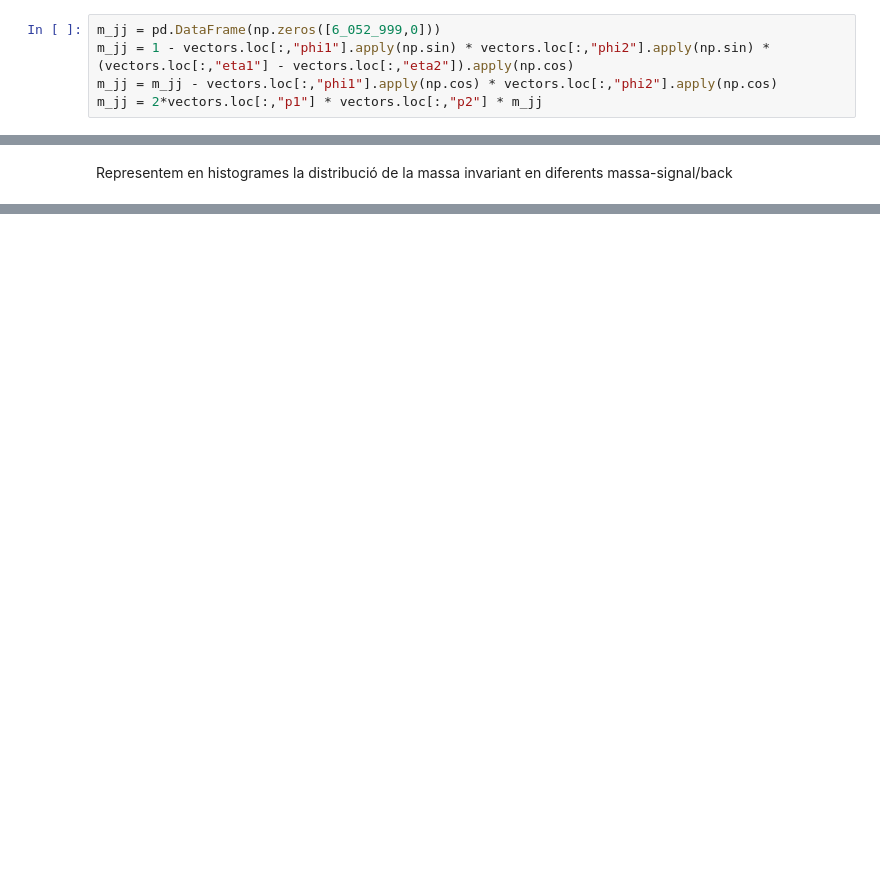
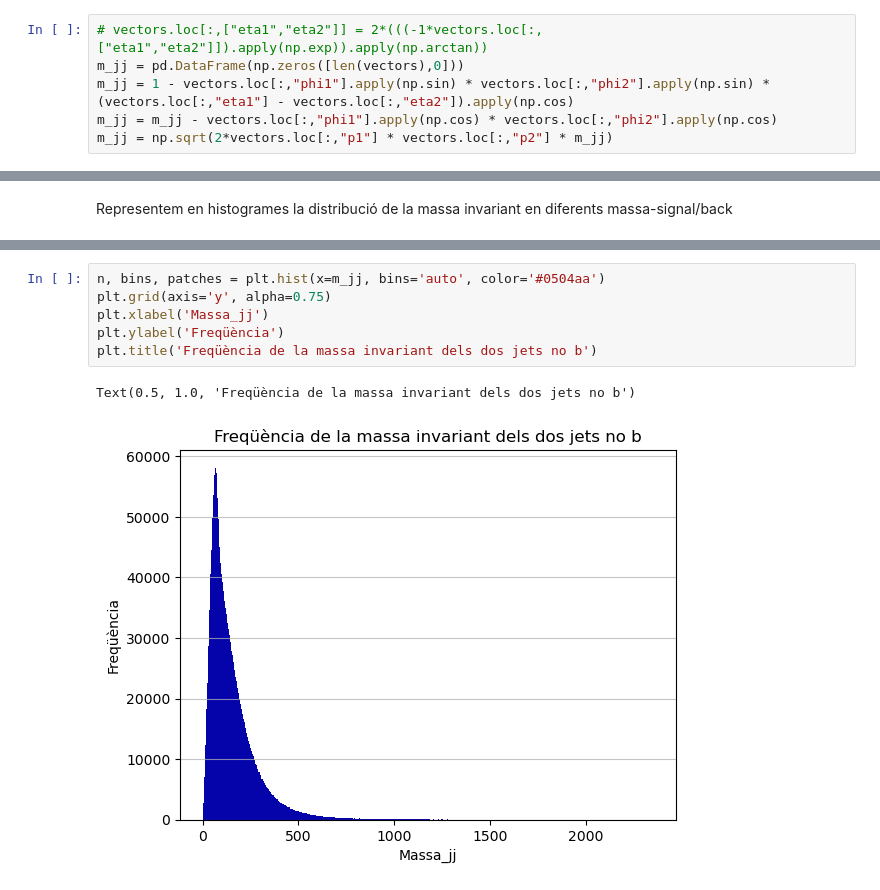
Before and after one commit to AlexPG1/TFG_MLenHEP, a Jupyter notebook: PrimeraSessió.ipynb, the cells around one changed output, grey strips where cells are left out. Drawn from its saved outputs; the diff is of its cells as text; blank space fills up the shorter version.

```diff
--- a/PrimeraSessió.ipynb
+++ b/PrimeraSessió.ipynb
@@ -1318,7 +1320,8 @@ vectors.to_csv("vectors.csv", sep=',', index=False)
 # %% [markdown]
 A partir de `vectors` calculem la massa invariant:
 # %%
-m_jj = pd.DataFrame(np.zeros([6_052_999,0]))
+# vectors.loc[:,["eta1","eta2"]] = 2*(((-1*vectors.loc[:,["eta1","eta2"]]).apply(np.exp)).apply(np.arctan))
+m_jj = pd.DataFrame(np.zeros([len(vectors),0]))
 m_jj = 1 - vectors.loc[:,"phi1"].apply(np.sin) * vectors.loc[:,"phi2"].apply(np.sin) * (vectors.loc[:,"eta1"] - vectors.loc[:,"eta2"]).apply(np.cos)
 m_jj = m_jj - vectors.loc[:,"phi1"].apply(np.cos) * vectors.loc[:,"phi2"].apply(np.cos)
-m_jj = 2*vectors.loc[:,"p1"] * vectors.loc[:,"p2"] * m_jj
+m_jj = np.sqrt(2*vectors.loc[:,"p1"] * vectors.loc[:,"p2"] * m_jj)
@@ -1333,0 +1360,9 @@ plt.title('Freqüència de la massa invariant dels dos jets no b')
+# %%
+n, bins, patches = plt.hist(x=m_jj, bins='auto', color='#0504aa')
+plt.grid(axis='y', alpha=0.75)
+plt.xlabel('Massa_jj')
+plt.ylabel('Freqüència')
+plt.title('Freqüència de la massa invariant dels dos jets no b')
+# %% [output]
+Text(0.5, 1.0, 'Freqüència de la massa invariant dels dos jets no b')
+[figure, added]
```
Also changed, not shown: parts of 3 cells of this notebook.
